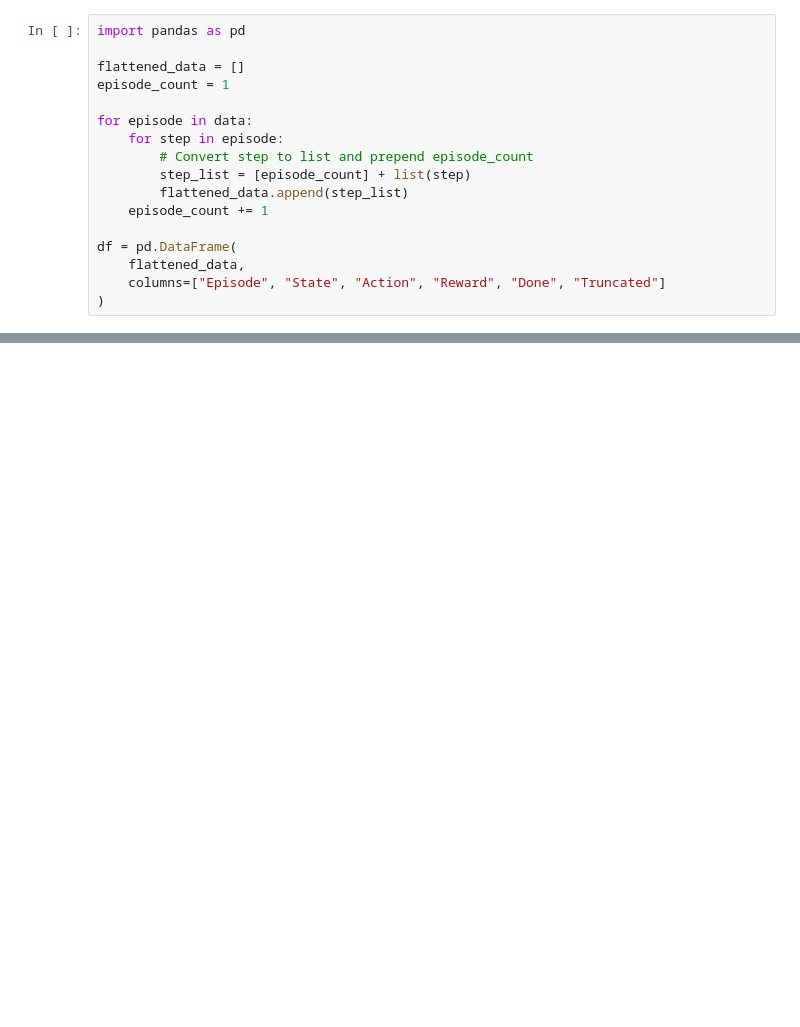
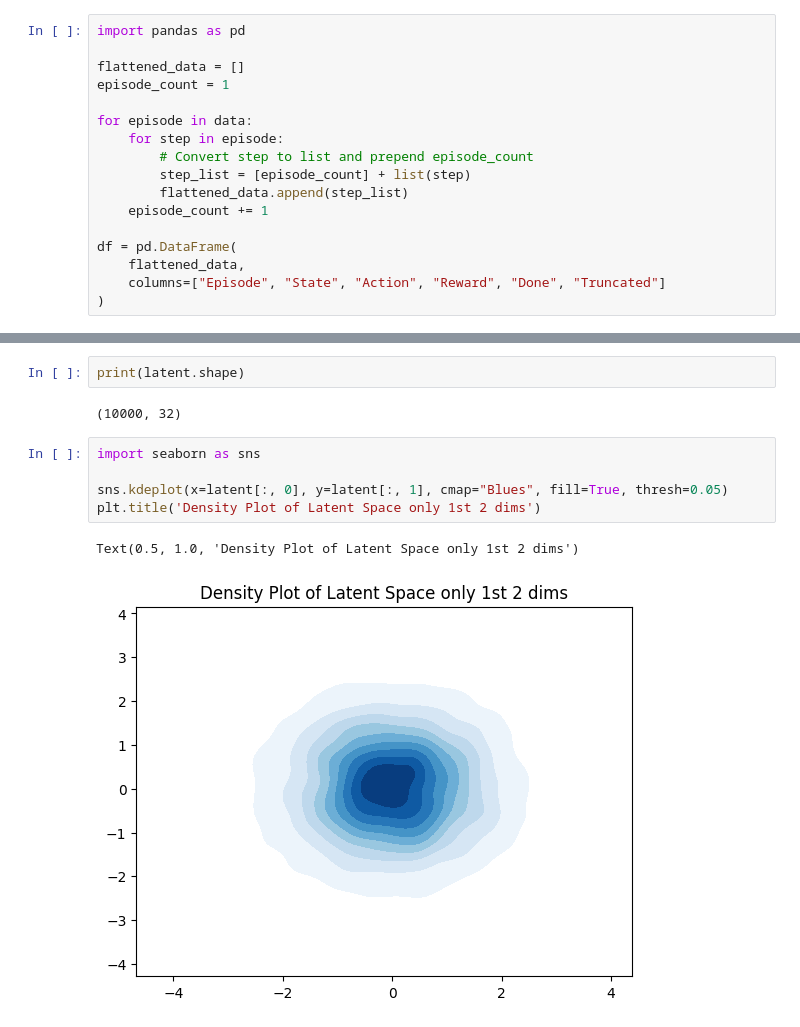
Before and after one commit to Dean-vA/World-Models, a Jupyter notebook: worldmodels1/notebooks/explore_data.ipynb, the cells around one changed output, grey strips where cells are left out. Saved outputs shown, nothing was run; the diff lists cells and outputs as text; blank space fills up the shorter version.

```diff
--- a/worldmodels1/notebooks/explore_data.ipynb
+++ b/worldmodels1/notebooks/explore_data.ipynb
@@ -78,0 +279,12 @@ vae = VAE()
+# %%
+print(latent.shape)
+# %% [output]
+(10000, 32)
+# %%
+import seaborn as sns
+
+sns.kdeplot(x=latent[:, 0], y=latent[:, 1], cmap="Blues", fill=True, thresh=0.05)
+plt.title('Density Plot of Latent Space only 1st 2 dims')
+# %% [output]
+Text(0.5, 1.0, 'Density Plot of Latent Space only 1st 2 dims')
+[figure, added]
```
Also changed, not shown: parts of 14 cells of this notebook, 6 other files.
